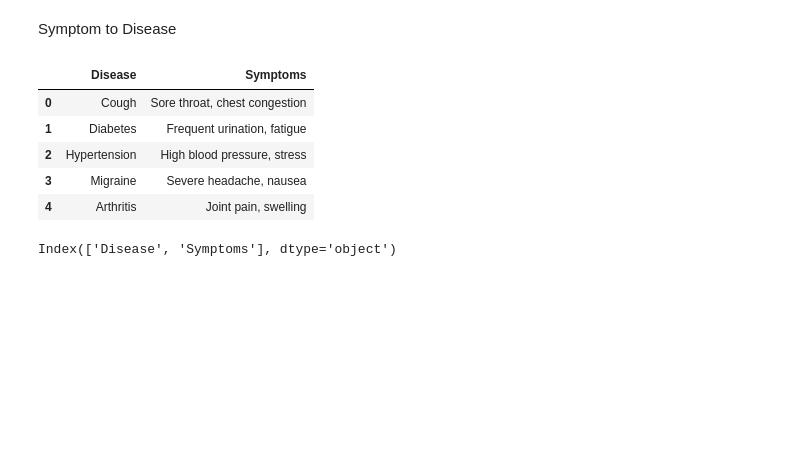
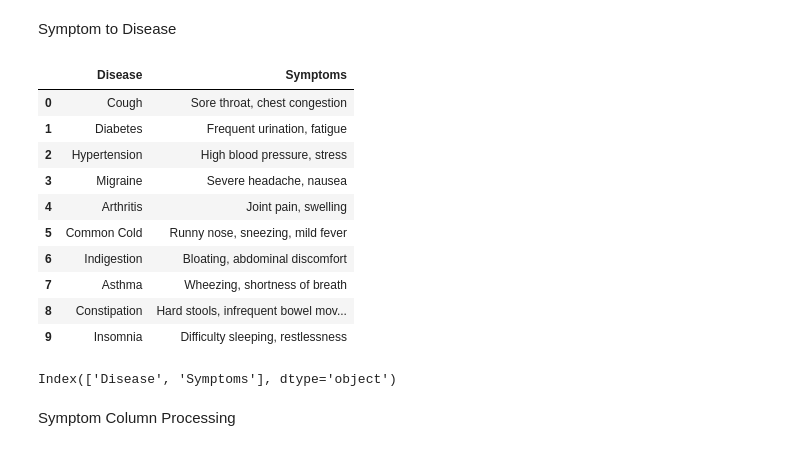
Before and after one commit to AyurFit/Backend, a Jupyter notebook: SymToDise.ipynb, the cells around one changed output. Cells and saved outputs as stored; diff of their text form; code cells hidden in the pictures; blank space fills up the shorter version.

```diff
--- a/SymToDise.ipynb
+++ b/SymToDise.ipynb
@@ -7,18 +13,25 @@ import matplotlib.pyplot as plt
 # %%
-df = pd.read_excel("./Kaggle/Symptom to Disease.xlsx")
+df = pd.read_csv("Symptom to Disease.csv")
 # %%
-df.head()
+df.head(10)
 # %% [output]
 |  | Disease | Symptoms |
 | 0 | Cough | Sore throat, chest congestion |
 | 1 | Diabetes | Frequent urination, fatigue |
 | 2 | Hypertension | High blood pressure, stress |
 | 3 | Migraine | Severe headache, nausea |
 | 4 | Arthritis | Joint pain, swelling |
+| 5 | Common Cold | Runny nose, sneezing, mild fever |
+| 6 | Indigestion | Bloating, abdominal discomfort |
+| 7 | Asthma | Wheezing, shortness of breath |
+| 8 | Constipation | Hard stools, infrequent bowel mov... |
+| 9 | Insomnia | Difficulty sleeping, restlessness |
 # %%
 print(df.columns)
 # %% [output]
 Index(['Disease', 'Symptoms'], dtype='object')
+# %% [markdown]
+Symptom Column Processing
 # %%
 df["Symptoms"] = (
     df["Symptoms"]
```
Also changed, not shown: parts of 17 cells of this notebook, 4 other files.
